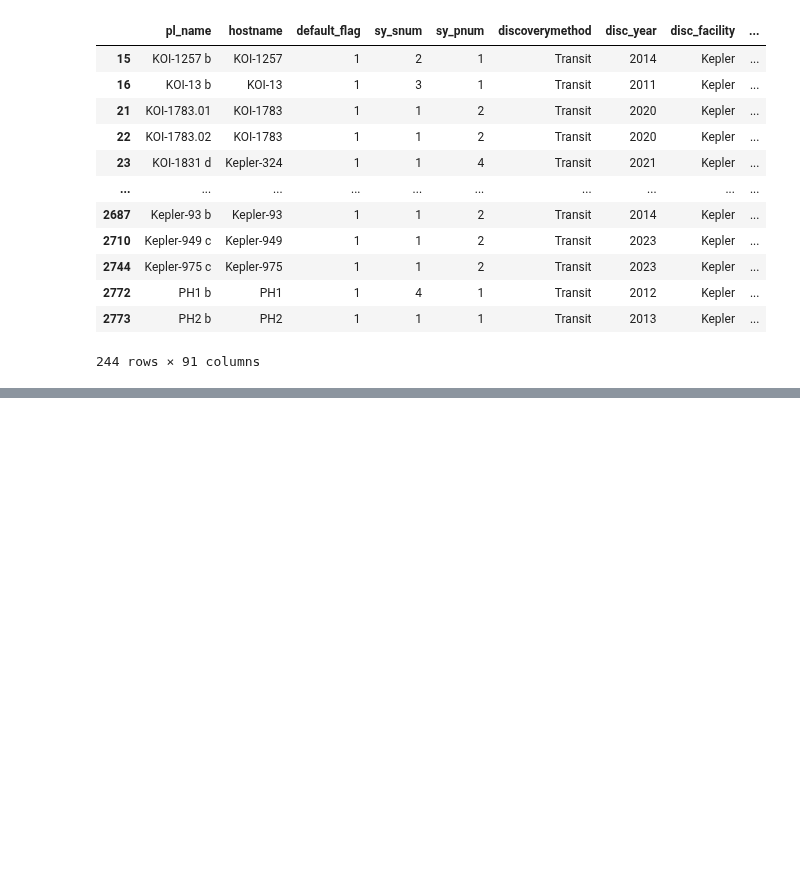
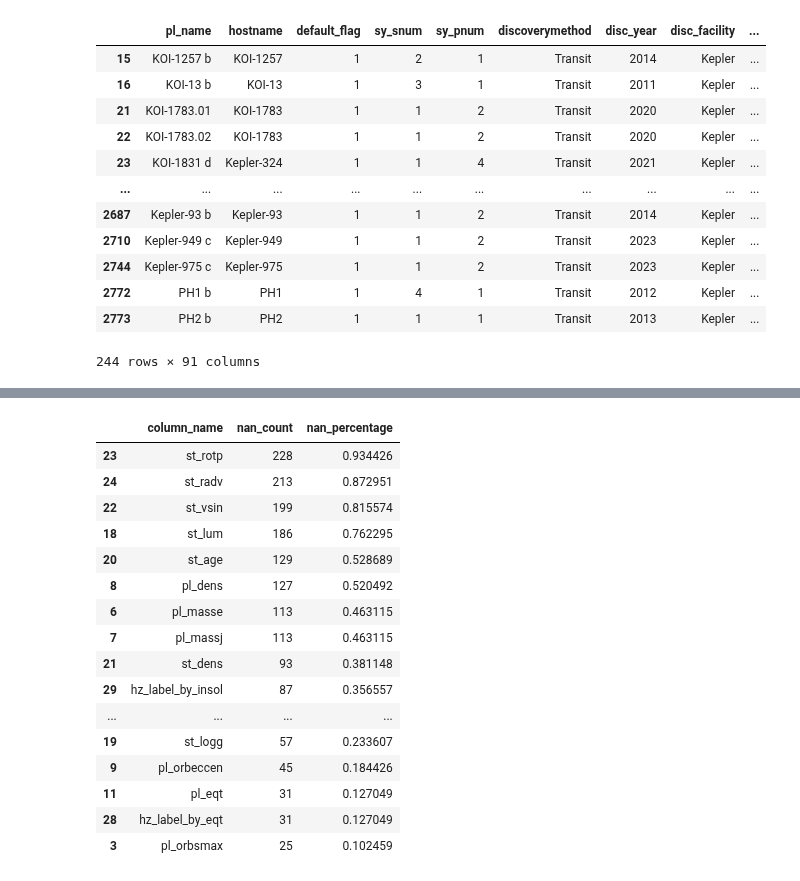
Before and after one commit to christinaxliu/research, a Jupyter notebook: Caltech-JPL-Intern/HZExoplanetClassifiers/KNNClassifier_v1/HZExoplanet_KNN_Classifier_v1.ipynb, the cells around one changed output, grey strips where cells are left out. Drawn from its saved outputs; the diff is of its cells as text; code cells hidden in the pictures; blank space fills up the shorter version.

```diff
--- a/Caltech-JPL-Intern/HZExoplanetClassifiers/KNNClassifier_v1/HZExoplanet_KNN_Classifier_v1.ipynb
+++ b/Caltech-JPL-Intern/HZExoplanetClassifiers/KNNClassifier_v1/HZExoplanet_KNN_Classifier_v1.ipynb
@@ -338,0 +322,16 @@ training_data
+# %%
+training_data_nan_count = training_data.isnull().sum()
+training_data_nan_count_file_name = '/content/drive/My Drive/Colab Notebooks/HZExoplanetClassifiers/KNNClassifier/TrainingData_NaNColumns.csv'
+training_data_nan_count.to_csv(training_data_nan_count_file_name)
+# %%
+training_data_nan_dist = pd.read_table(training_data_nan_count_file_name,
+                                skiprows=1,
+                                sep=',',
+                                header=None,
+                                index_col=None,
+                                names = ['column_name', 'nan_count'],
+                                skipfooter=0,
+                                engine='python')
+# %%
+training_data_nan_dist['nan_percentage'] = training_data_nan_dist['nan_count'] / len(training_data)
+training_data_nan_dist['nan_percentage'].describe()
@@ -338,0 +348,21 @@ training_data
+# %%
+training_data_large_nan_columns = training_data_nan_dist.loc[training_data_nan_dist['nan_percentage'] > 0.1]
+training_data_large_nan_columns.sort_values(by=['nan_percentage'], ascending=False)
+# %% [output]
+|  | column_name | nan_count | nan_percentage |
+| 23 | st_rotp | 228 | 0.934426 |
+| 24 | st_radv | 213 | 0.872951 |
+| 22 | st_vsin | 199 | 0.815574 |
+| 18 | st_lum | 186 | 0.762295 |
+| 20 | st_age | 129 | 0.528689 |
+| 8 | pl_dens | 127 | 0.520492 |
+| 6 | pl_masse | 113 | 0.463115 |
+| 7 | pl_massj | 113 | 0.463115 |
+| 21 | st_dens | 93 | 0.381148 |
+| 29 | hz_label_by_insol | 87 | 0.356557 |
+| ... | ... | ... | ... |
+| 19 | st_logg | 57 | 0.233607 |
+| 9 | pl_orbeccen | 45 | 0.184426 |
+| 11 | pl_eqt | 31 | 0.127049 |
+| 28 | hz_label_by_eqt | 31 | 0.127049 |
+| 3 | pl_orbsmax | 25 | 0.102459 |
```
Also changed, not shown: parts of 14 cells of this notebook.
